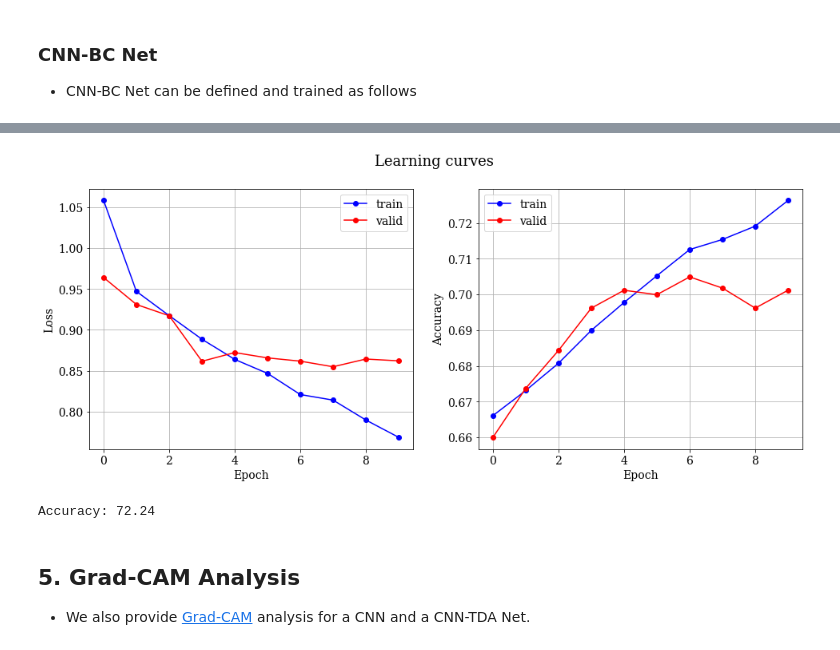
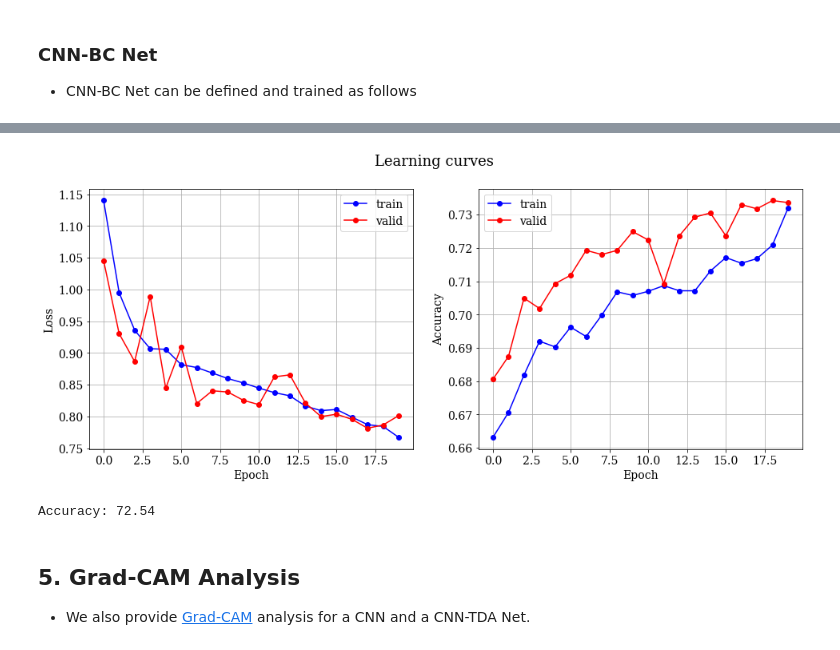
Before and after one commit to postech-minds/cnntdanet, a Jupyter notebook: tutorials/2022-03-25-CNNTDANet_tutorial.ipynb, the cells around one changed output, grey strips where cells are left out. Saved outputs shown, nothing was run; the diff lists cells and outputs as text; code cells hidden in the pictures.

```diff
--- a/tutorials/2022-03-25-CNNTDANet_tutorial.ipynb
+++ b/tutorials/2022-03-25-CNNTDANet_tutorial.ipynb
@@ -194,7 +200,7 @@ Accuracy: 71.24
 - CNN-BC Net can be defined and trained as follows
 # %%
 method = 'betti-curve'
-input_shape = {'local': (28, 28, 1), 'global': (n_bins, 2)}
+input_shape = {'img': (28, 28, 1), 'tda': (n_bins, 2)}
 n_classes = 7
 
 # Build a single 2D-CNN network
@@ -202,7 +208,12 @@ cnn_bc = get_cnn_tda_net(method=method, input_shape=input_shape, n_classes=n_cla
 # Define a loss function, an optimization method, and evaluate metrics
 cnn_bc.compile(optimizer='adam', loss='categorical_crossentropy', metrics=['acc'])
 # Train the model
-history = cnn_bc.fit([X_img_train, X_tda_train], y_train, validation_split=0.2, epochs=10)
+history = cnn_bc.fit(
+    [X_img_train, X_tda_train], y_train,
+    validation_split=0.2,
+    callbacks=[tf.keras.callbacks.EarlyStopping(patience=10, restore_best_weights=True)],
+    epochs=20
+)
 
 plot_learning_curve(history.history, dir_save=None)
 # %% [output]
@@ -229,4 +237,4 @@ Epoch 10/10
-[figure, old version]
+[figure, new version]
 # %%
 y_true = np.argmax(y_valid, axis=1) # From one-hot encoding to label
 y_pred = cnn_bc.predict([X_img_valid, X_tda_valid])  # Make predictions
@@ -234,7 +242,7 @@ y_pred = np.argmax(y_pred, axis=1)  # Take the maximum probability for each pred
 
 print(f"Accuracy: {100 * accuracy_score(y_true, y_pred):.2f}")
 # %% [output]
-Accuracy: 72.24
+Accuracy: 72.54
 # %% [markdown]
 ## 5. Grad-CAM Analysis
 - We also provide [Grad-CAM](https://arxiv.org/abs/1610.02391) analysis for a CNN and a CNN-TDA Net.
```
Also changed, not shown: parts of 12 cells of this notebook, 3 other files.
